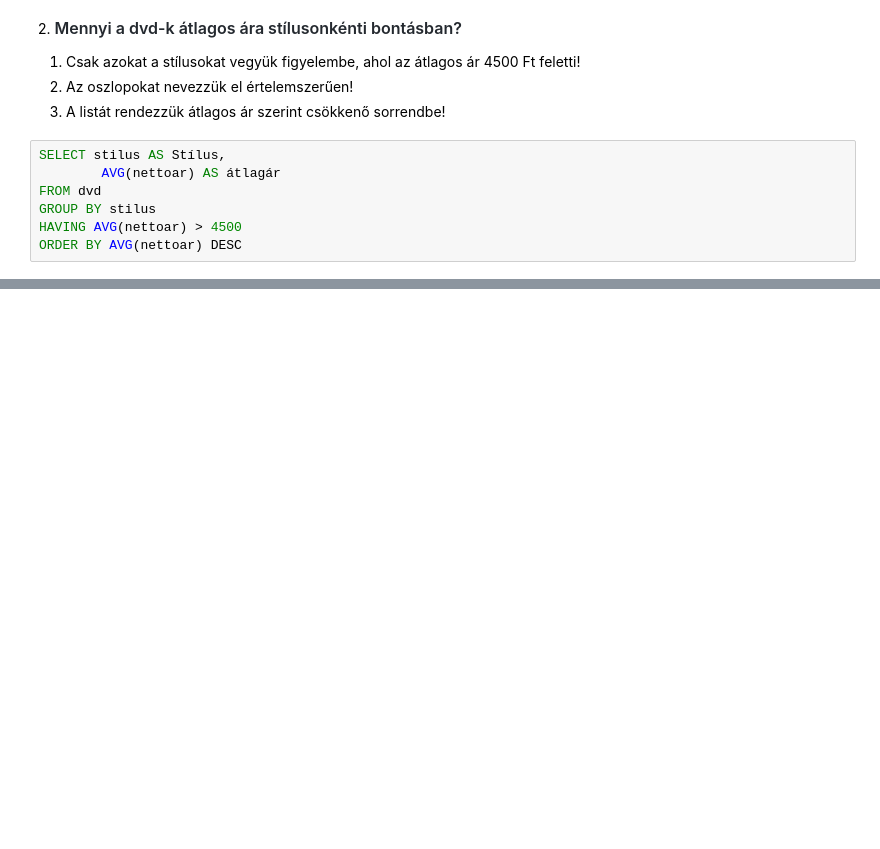
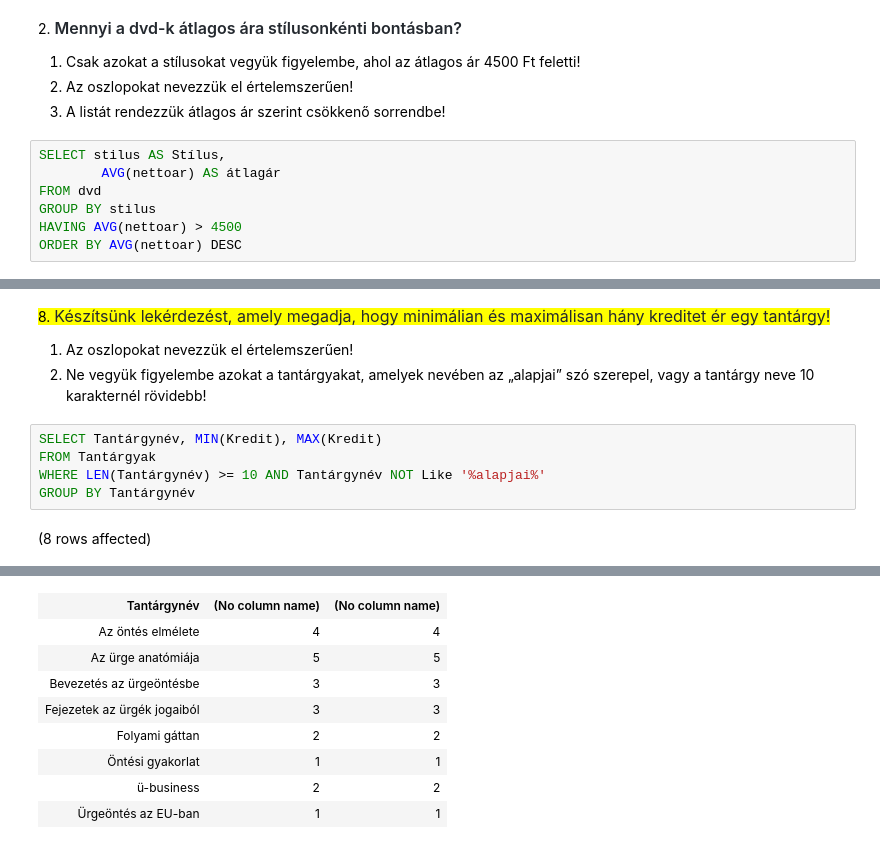
Before and after one commit to szentebalint0/AdatBG02, a Jupyter notebook: gyakorlat02_feladatok .ipynb, the cells around one changed output, grey strips where cells are left out. Saved outputs shown, nothing was run; the diff lists cells and outputs as text; blank space fills up the shorter version.

```diff
--- a/gyakorlat02_feladatok .ipynb
+++ b/gyakorlat02_feladatok .ipynb
@@ -118,0 +135,12 @@ Total execution time: 00:00:00.014
+# %% [markdown]
+<mark>8. <span style="color: rgb(36, 41, 47); font-family: -apple-system, BlinkMacSystemFont, &quot;Segoe UI&quot;, Helvetica, Arial, sans-serif, &quot;Apple Color Emoji&quot;, &quot;Segoe UI Emoji&quot;; font-size: 16px;">Készítsünk lekérdezést, amely megadja, hogy minimálian és maximálisan hány kreditet ér egy tantárgy!</span></mark>
+
+1. Az oszlopokat nevezzük el értelemszerűen!
+2. Ne vegyük figyelembe azokat a tantárgyakat, amelyek nevében az „alapjai” szó szerepel, vagy a tantárgy neve 10 karakternél rövidebb!
+# %%
+SELECT Tantárgynév, MIN(Kredit), MAX(Kredit)
+FROM Tantárgyak
+WHERE LEN(Tantárgynév) >= 10 AND Tantárgynév NOT Like '%alapjai%'
+GROUP BY Tantárgynév
+# %% [output]
+(8 rows affected)
@@ -118,0 +148,9 @@ Total execution time: 00:00:00.014
+| Tantárgynév | (No column name) | (No column name) |
+| Az öntés elmélete | 4 | 4 |
+| Az ürge anatómiája | 5 | 5 |
+| Bevezetés az ürgeöntésbe | 3 | 3 |
+| Fejezetek az ürgék jogaiból | 3 | 3 |
+| Folyami gáttan | 2 | 2 |
+| Öntési gyakorlat | 1 | 1 |
+| ü-business | 2 | 2 |
+| Ürgeöntés az EU-ban | 1 | 1 |
```
Also changed, not shown: parts of 41 cells of this notebook, 1 other file.
